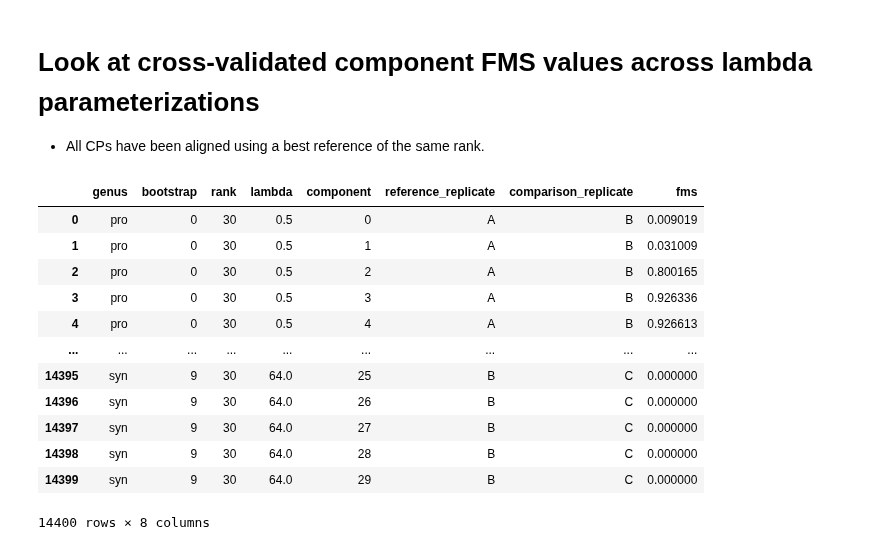
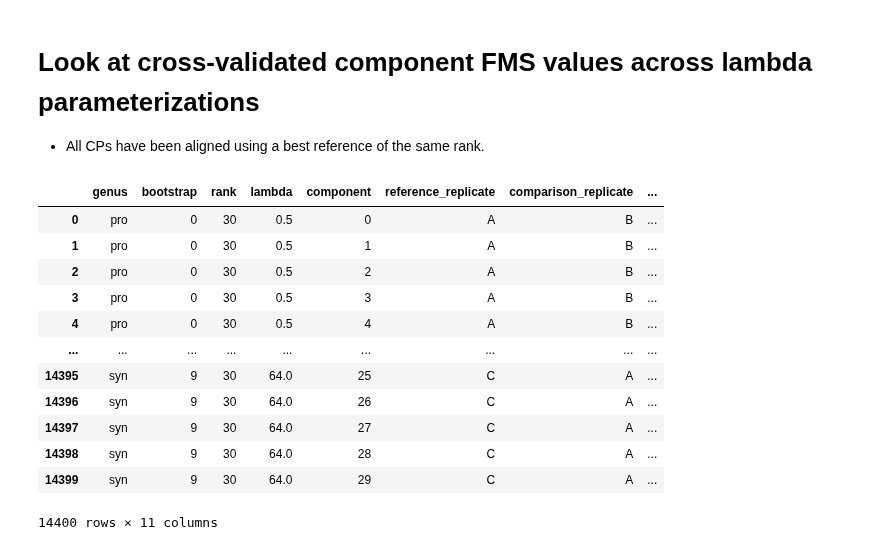
Before and after one commit to blasks/barnacle-manuscript, a Jupyter notebook: figures/5-models/component-robustness-sparsity.ipynb, the cells around one changed output. Saved outputs shown, nothing was run; the diff lists cells and outputs as text; code cells hidden in the pictures.

```diff
--- a/figures/5-models/component-robustness-sparsity.ipynb
+++ b/figures/5-models/component-robustness-sparsity.ipynb
@@ -497,47 +497,57 @@ for cyano in ['pro', 'syn']:
         # iterate through bootstraps:
         for boot in bootstraps:
             # iterate through replicate pairs
-            for ref_rep, comp_rep in [('A', 'B'), ('A', 'C'), ('B', 'C')]:
+            for ref_rep, comp_rep in [('A', 'B'), ('B', 'C'), ('C', 'A')]:
                 reference_cp = aligned_cps[cyano][ref_rep][rank][lamb][boot]
                 comparison_cp = aligned_cps[cyano][comp_rep][rank][lamb][boot]
                 # pull out comparison components
                 comp_components = SparseCPTensor(comparison_cp).get_components()
                 # iterate through reference components
                 for i, ref_component in enumerate(SparseCPTensor(reference_cp).get_components()):
                     if np.all(np.isnan(ref_component.factors[0])) or np.all(np.isnan(comp_components[i].factors[0])):
                         fms = np.nan
+                        cluster_size = 0
+                        neg_weights = 0
+                        poz_weights = 0
                     else:
                         # compare components
                         fms = factor_match_score(
                             comp_components[i],
                             ref_component,
                             consider_weights=False,
                         )
+                        # calculate genes per cluster
+                        cluster_size = (ref_component.factors[0] != 0).sum()
+                        neg_weights = (ref_component.factors[0] < 0).sum()
+                        poz_weights = (ref_component.factors[0] > 0).sum()
                         # save results
                         results.append({
                             'genus': cyano,
                             'bootstrap': boot,
                             'rank': rank,
                             'lambda': lamb,
                             'component': i,
                             'reference_replicate': ref_rep,
                             'comparison_replicate': comp_rep,
+                            'ref_gene_cluster_size': cluster_size,
+                            'ref_neg_weights': neg_weights,
+                            'ref_poz_weights': poz_weights,
                             'fms': fms
                         })
 
 cv_comp_fms_df = pd.DataFrame(results)
 cv_comp_fms_df
 # %% [output]
-|  | genus | bootstrap | rank | lambda | component | reference_replicate | comparison_replicate | fms |
-| 0 | pro | 0 | 30 | 0.5 | 0 | A | B | 0.009019 |
-| 1 | pro | 0 | 30 | 0.5 | 1 | A | B | 0.031009 |
-| 2 | pro | 0 | 30 | 0.5 | 2 | A | B | 0.800165 |
-| 3 | pro | 0 | 30 | 0.5 | 3 | A | B | 0.926336 |
-| 4 | pro | 0 | 30 | 0.5 | 4 | A | B | 0.926613 |
+|  | genus | bootstrap | rank | lambda | component | reference_replicate | comparison_replicate | ... |
+| 0 | pro | 0 | 30 | 0.5 | 0 | A | B | ... |
+| 1 | pro | 0 | 30 | 0.5 | 1 | A | B | ... |
+| 2 | pro | 0 | 30 | 0.5 | 2 | A | B | ... |
+| 3 | pro | 0 | 30 | 0.5 | 3 | A | B | ... |
+| 4 | pro | 0 | 30 | 0.5 | 4 | A | B | ... |
 | ... | ... | ... | ... | ... | ... | ... | ... | ... |
-| 14395 | syn | 9 | 30 | 64.0 | 25 | B | C | 0.000000 |
-| 14396 | syn | 9 | 30 | 64.0 | 26 | B | C | 0.000000 |
-| 14397 | syn | 9 | 30 | 64.0 | 27 | B | C | 0.000000 |
-| 14398 | syn | 9 | 30 | 64.0 | 28 | B | C | 0.000000 |
-| 14399 | syn | 9 | 30 | 64.0 | 29 | B | C | 0.000000 |
+| 14395 | syn | 9 | 30 | 64.0 | 25 | C | A | ... |
+| 14396 | syn | 9 | 30 | 64.0 | 26 | C | A | ... |
+| 14397 | syn | 9 | 30 | 64.0 | 27 | C | A | ... |
+| 14398 | syn | 9 | 30 | 64.0 | 28 | C | A | ... |
+| 14399 | syn | 9 | 30 | 64.0 | 29 | C | A | ... |
-14400 rows × 8 columns
+14400 rows × 11 columns
```
Also changed, not shown: parts of 4 cells of this notebook, 1 other file.
